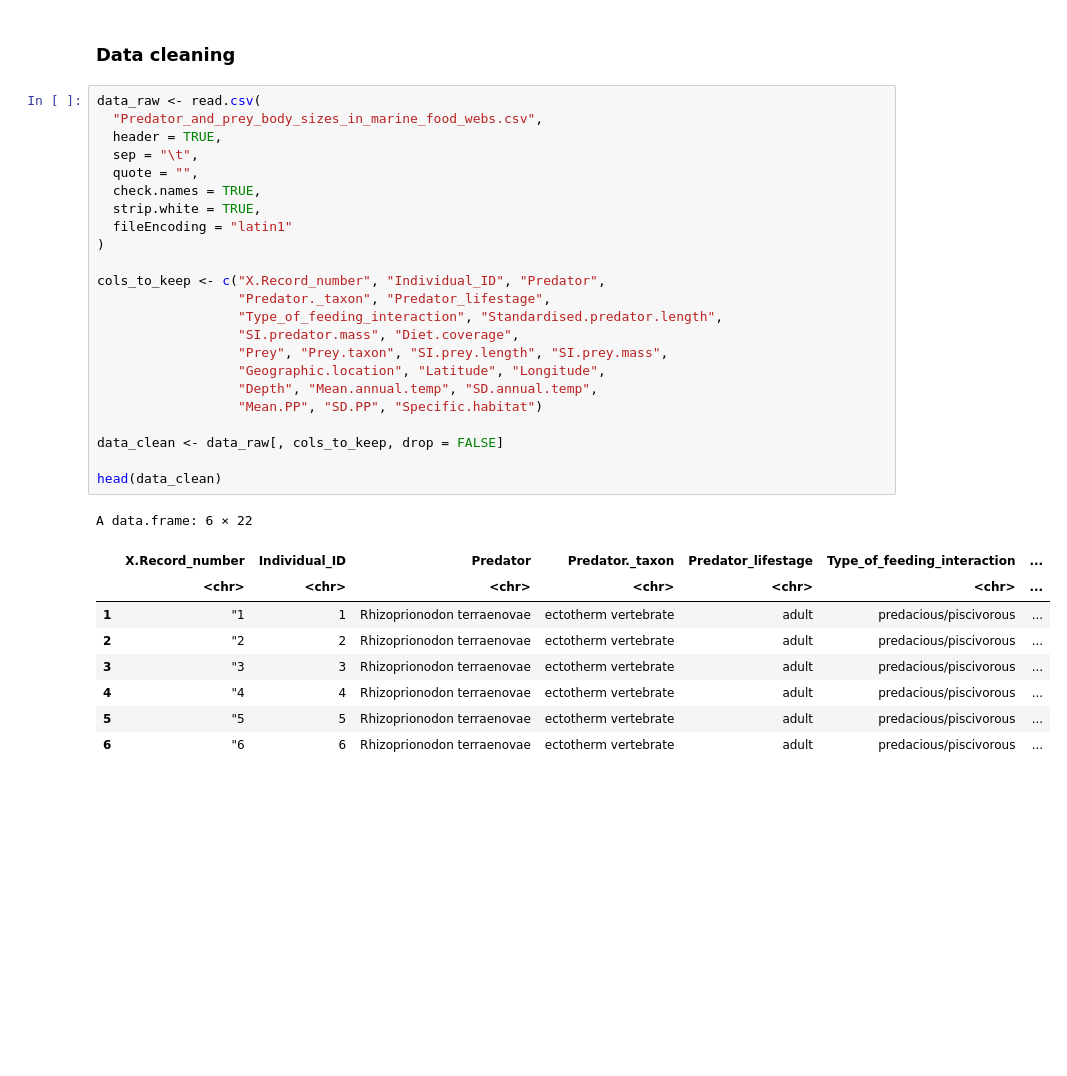
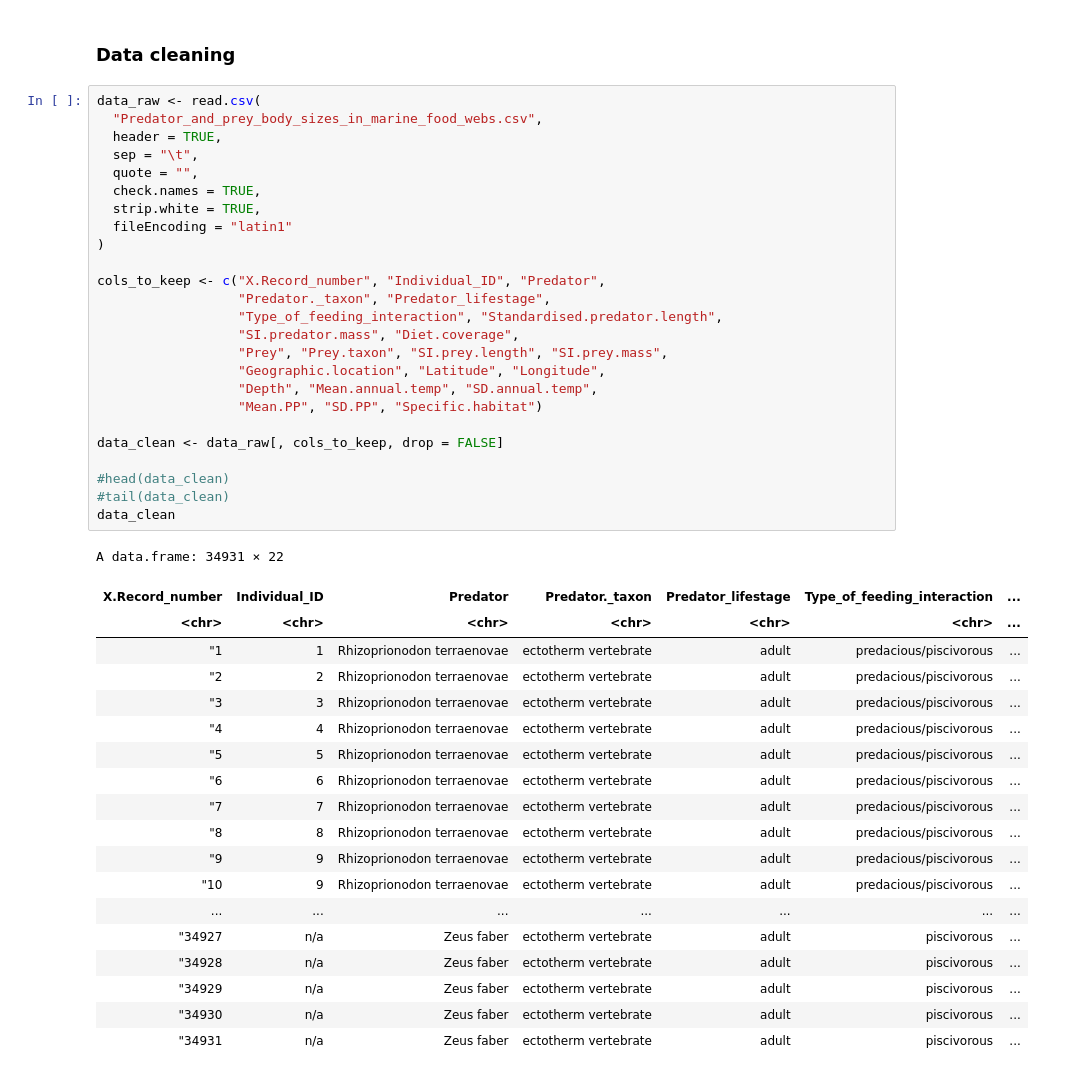
Before and after one commit to zfourati/Predator-and-prey-body-sizes-in-marine-food-webs, a Jupyter notebook: script_alena.ipynb, the cells around one changed output. Cells and saved outputs as stored; diff of their text form; blank space fills up the shorter version.

```diff
--- a/script_alena.ipynb
+++ b/script_alena.ipynb
@@ -16,33 +18,45 @@ library(tidyverse)
 # %%
 data_raw <- read.csv(
   "Predator_and_prey_body_sizes_in_marine_food_webs.csv",
   header = TRUE,
   sep = "\t",
   quote = "",
   check.names = TRUE,
   strip.white = TRUE,
   fileEncoding = "latin1"
 )
 
 cols_to_keep <- c("X.Record_number", "Individual_ID", "Predator",
                   "Predator._taxon", "Predator_lifestage",
                   "Type_of_feeding_interaction", "Standardised.predator.length",
                   "SI.predator.mass", "Diet.coverage",
                   "Prey", "Prey.taxon", "SI.prey.length", "SI.prey.mass",
                   "Geographic.location", "Latitude", "Longitude",
                   "Depth", "Mean.annual.temp", "SD.annual.temp",
                   "Mean.PP", "SD.PP", "Specific.habitat")
 
 data_clean <- data_raw[, cols_to_keep, drop = FALSE]
 
-head(data_clean)
+#head(data_clean)
+#tail(data_clean)
+data_clean
 # %% [output]
-A data.frame: 6 × 22
+A data.frame: 34931 × 22
-|  | X.Record_number | Individual_ID | Predator | Predator._taxon | Predator_lifestage | Type_of_feeding_interaction | ... |
-|  | <chr> | <chr> | <chr> | <chr> | <chr> | <chr> | ... |
-| 1 | "1 | 1 | Rhizoprionodon terraenovae | ectotherm vertebrate | adult | predacious/piscivorous | ... |
-| 2 | "2 | 2 | Rhizoprionodon terraenovae | ectotherm vertebrate | adult | predacious/piscivorous | ... |
-| 3 | "3 | 3 | Rhizoprionodon terraenovae | ectotherm vertebrate | adult | predacious/piscivorous | ... |
-| 4 | "4 | 4 | Rhizoprionodon terraenovae | ectotherm vertebrate | adult | predacious/piscivorous | ... |
-| 5 | "5 | 5 | Rhizoprionodon terraenovae | ectotherm vertebrate | adult | predacious/piscivorous | ... |
-| 6 | "6 | 6 | Rhizoprionodon terraenovae | ectotherm vertebrate | adult | predacious/piscivorous | ... |
+| X.Record_number | Individual_ID | Predator | Predator._taxon | Predator_lifestage | Type_of_feeding_interaction | ... |
+| <chr> | <chr> | <chr> | <chr> | <chr> | <chr> | ... |
+| "1 | 1 | Rhizoprionodon terraenovae | ectotherm vertebrate | adult | predacious/piscivorous | ... |
+| "2 | 2 | Rhizoprionodon terraenovae | ectotherm vertebrate | adult | predacious/piscivorous | ... |
+| "3 | 3 | Rhizoprionodon terraenovae | ectotherm vertebrate | adult | predacious/piscivorous | ... |
+| "4 | 4 | Rhizoprionodon terraenovae | ectotherm vertebrate | adult | predacious/piscivorous | ... |
+| "5 | 5 | Rhizoprionodon terraenovae | ectotherm vertebrate | adult | predacious/piscivorous | ... |
+| "6 | 6 | Rhizoprionodon terraenovae | ectotherm vertebrate | adult | predacious/piscivorous | ... |
+| "7 | 7 | Rhizoprionodon terraenovae | ectotherm vertebrate | adult | predacious/piscivorous | ... |
+| "8 | 8 | Rhizoprionodon terraenovae | ectotherm vertebrate | adult | predacious/piscivorous | ... |
+| "9 | 9 | Rhizoprionodon terraenovae | ectotherm vertebrate | adult | predacious/piscivorous | ... |
+| "10 | 9 | Rhizoprionodon terraenovae | ectotherm vertebrate | adult | predacious/piscivorous | ... |
+| ... | ... | ... | ... | ... | ... | ... |
+| "34927 | n/a | Zeus faber | ectotherm vertebrate | adult | piscivorous | ... |
+| "34928 | n/a | Zeus faber | ectotherm vertebrate | adult | piscivorous | ... |
+| "34929 | n/a | Zeus faber | ectotherm vertebrate | adult | piscivorous | ... |
+| "34930 | n/a | Zeus faber | ectotherm vertebrate | adult | piscivorous | ... |
+| "34931 | n/a | Zeus faber | ectotherm vertebrate | adult | piscivorous | ... |
```
Also changed, not shown: parts of 15 cells of this notebook.
